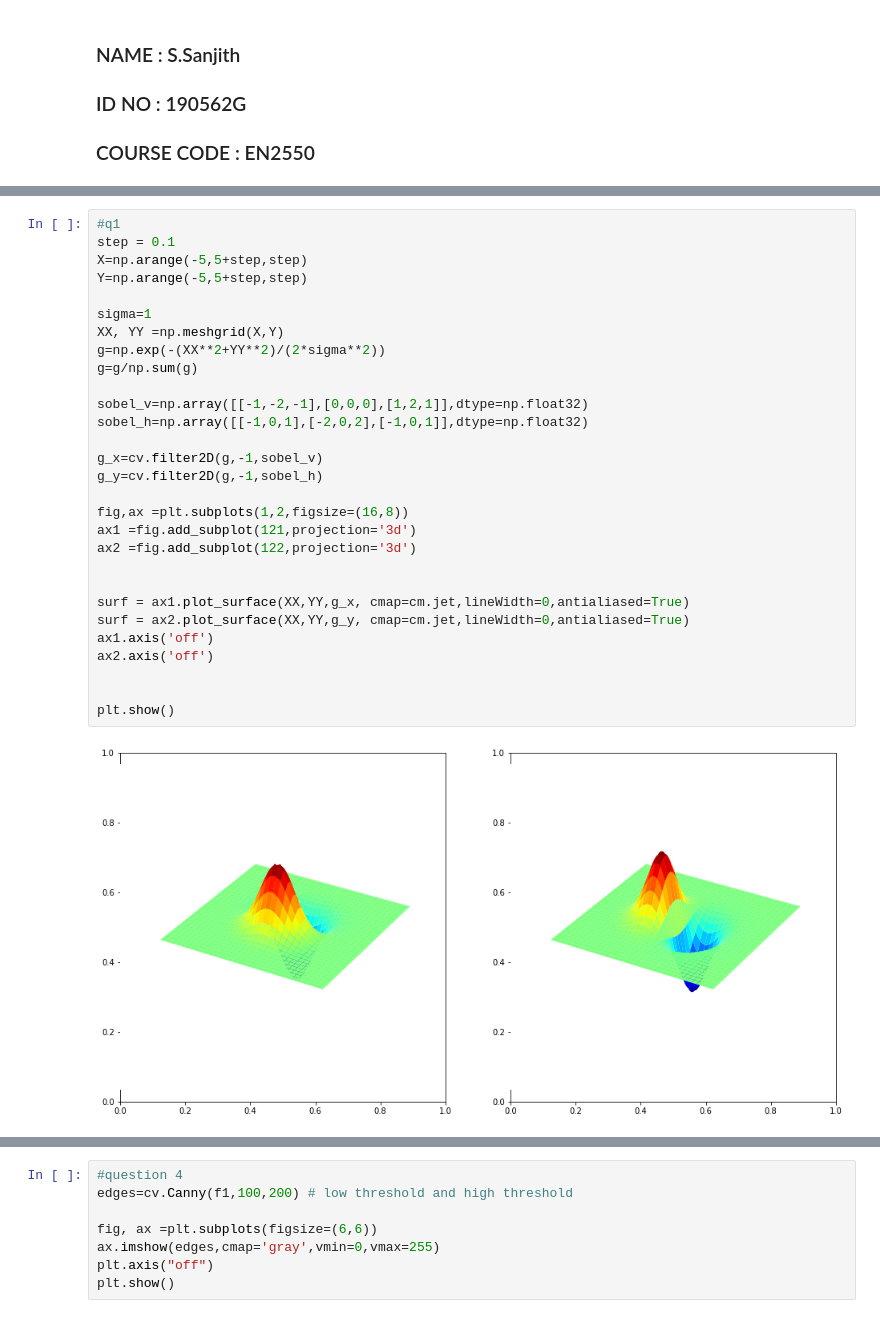
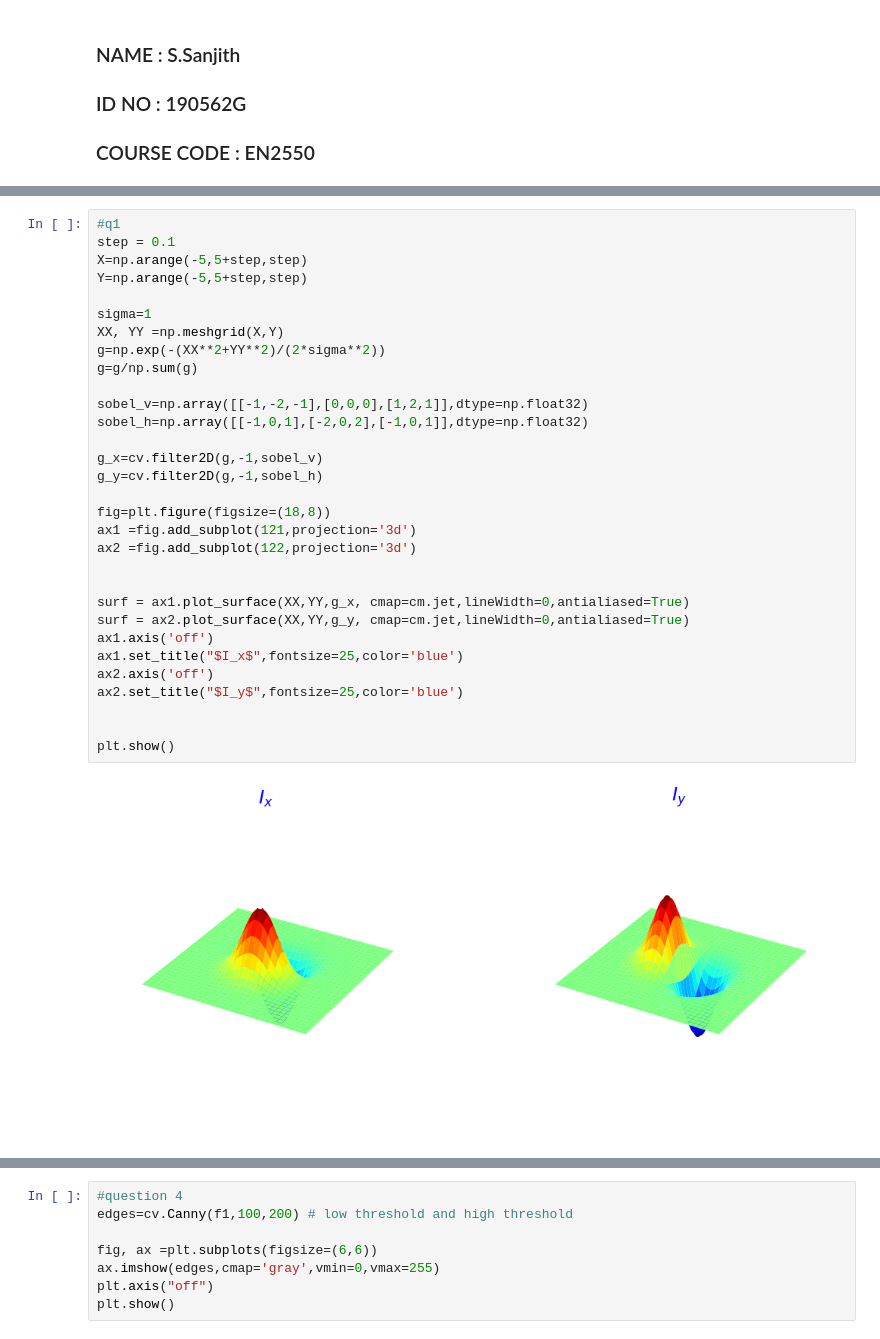
Before and after one commit to sanjith1999/EN2550-Assignments, a Jupyter notebook: Exercises/e4.ipynb, the cells around one changed output, grey strips where cells are left out. Saved outputs shown, nothing was run; the diff lists cells and outputs as text.

```diff
--- a/Exercises/e4.ipynb
+++ b/Exercises/e4.ipynb
@@ -14,31 +12,33 @@ ModuleNotFoundError: No module named 'skimage'
 # %%
 #q1
 step = 0.1
 X=np.arange(-5,5+step,step)
 Y=np.arange(-5,5+step,step)
 
 sigma=1
 XX, YY =np.meshgrid(X,Y)
 g=np.exp(-(XX**2+YY**2)/(2*sigma**2))
 g=g/np.sum(g)
 
 sobel_v=np.array([[-1,-2,-1],[0,0,0],[1,2,1]],dtype=np.float32)
 sobel_h=np.array([[-1,0,1],[-2,0,2],[-1,0,1]],dtype=np.float32)
 
 g_x=cv.filter2D(g,-1,sobel_v)
 g_y=cv.filter2D(g,-1,sobel_h)
 
-fig,ax =plt.subplots(1,2,figsize=(16,8))
+fig=plt.figure(figsize=(18,8))
 ax1 =fig.add_subplot(121,projection='3d')
 ax2 =fig.add_subplot(122,projection='3d')
 
 
 surf = ax1.plot_surface(XX,YY,g_x, cmap=cm.jet,lineWidth=0,antialiased=True)
 surf = ax2.plot_surface(XX,YY,g_y, cmap=cm.jet,lineWidth=0,antialiased=True)
 ax1.axis('off')
+ax1.set_title("$I_x$",fontsize=25,color='blue')
 ax2.axis('off')
+ax2.set_title("$I_y$",fontsize=25,color='blue')
 
 
 plt.show()
 # %% [output]
-[figure, old version]
+[figure, new version]
```
Also changed, not shown: parts of 5 cells of this notebook, 12 other files.
